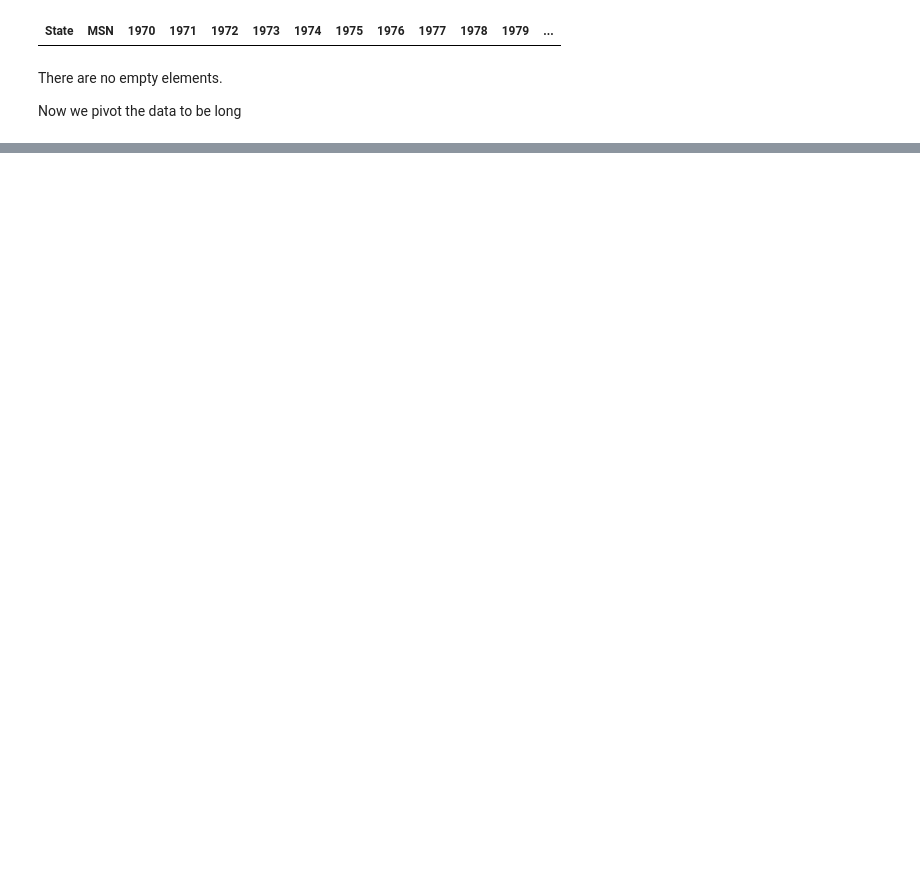
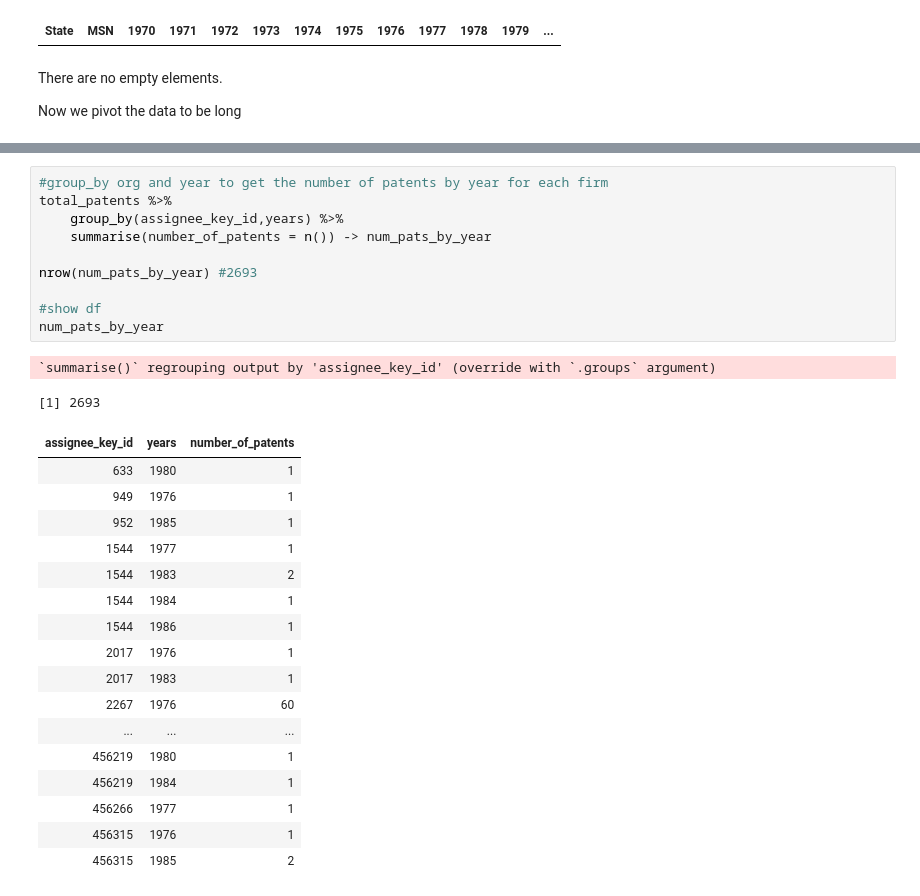
Before and after one commit to GabyMartinez/Data_Analysis_Python_R, a Jupyter notebook: Data Cleaning/Clean Data ECO400.ipynb, the cells around one changed output, grey strips where cells are left out. Saved outputs shown, nothing was run; the diff lists cells and outputs as text; blank space fills up the shorter version.

```diff
--- a/Data Cleaning/Clean Data ECO400.ipynb
+++ b/Data Cleaning/Clean Data ECO400.ipynb
@@ -126,0 +185,30 @@ Now Export? or Add more data to filter and clean
+# %%
+#group_by org and year to get the number of patents by year for each firm
+total_patents %>%
+    group_by(assignee_key_id,years) %>%
+    summarise(number_of_patents = n()) -> num_pats_by_year
+
+nrow(num_pats_by_year) #2693
+
+#show df
+num_pats_by_year
+# %% [output]
+`summarise()` regrouping output by 'assignee_key_id' (override with `.groups` argument)
+[1] 2693
+| assignee_key_id | years | number_of_patents |
+| 633 | 1980 | 1 |
+| 949 | 1976 | 1 |
+| 952 | 1985 | 1 |
+| 1544 | 1977 | 1 |
+| 1544 | 1983 | 2 |
+| 1544 | 1984 | 1 |
+| 1544 | 1986 | 1 |
+| 2017 | 1976 | 1 |
+| 2017 | 1983 | 1 |
+| 2267 | 1976 | 60 |
+| ... | ... | ... |
+| 456219 | 1980 | 1 |
+| 456219 | 1984 | 1 |
+| 456266 | 1977 | 1 |
+| 456315 | 1976 | 1 |
+| 456315 | 1985 | 2 |
```
Also changed, not shown: parts of 10 cells of this notebook.
